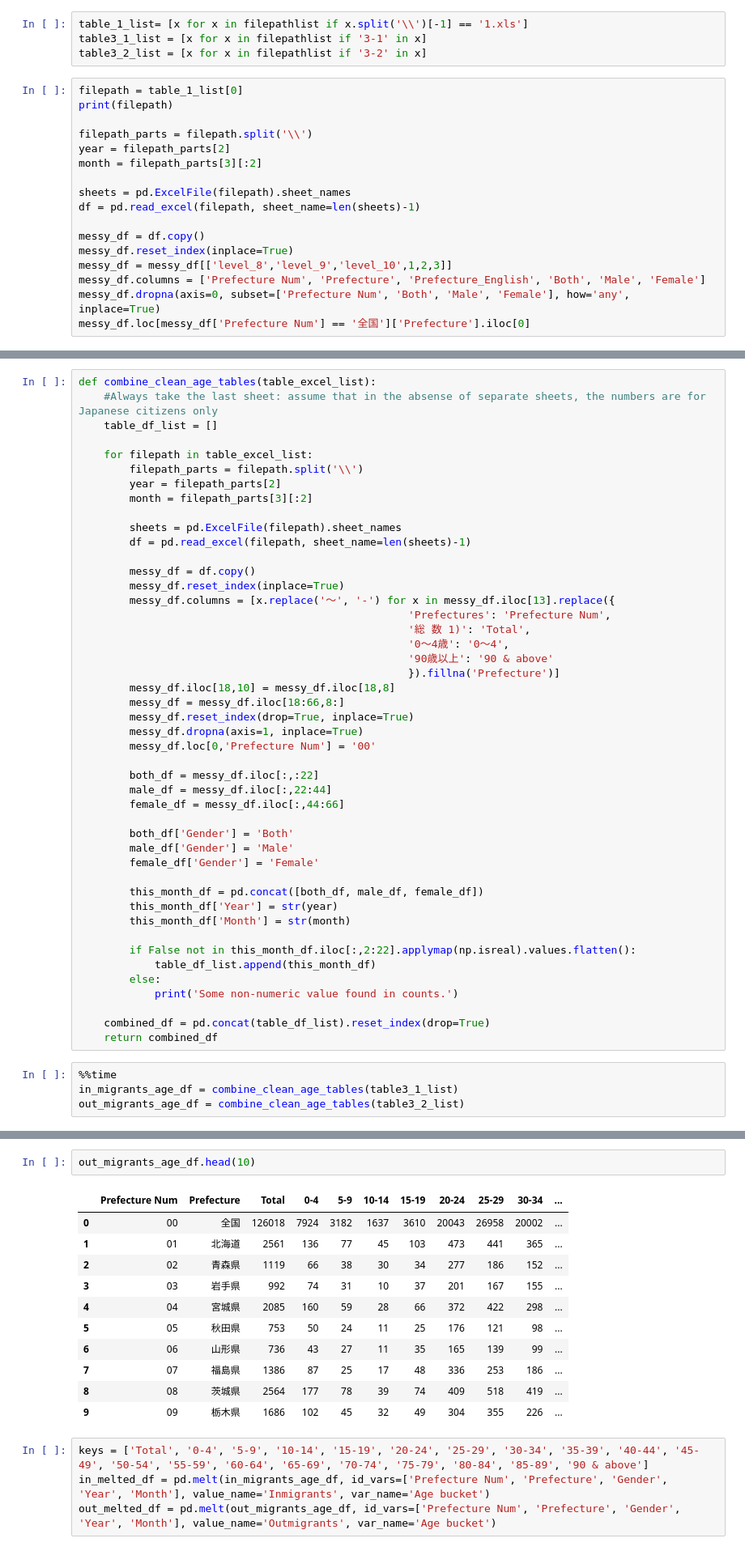
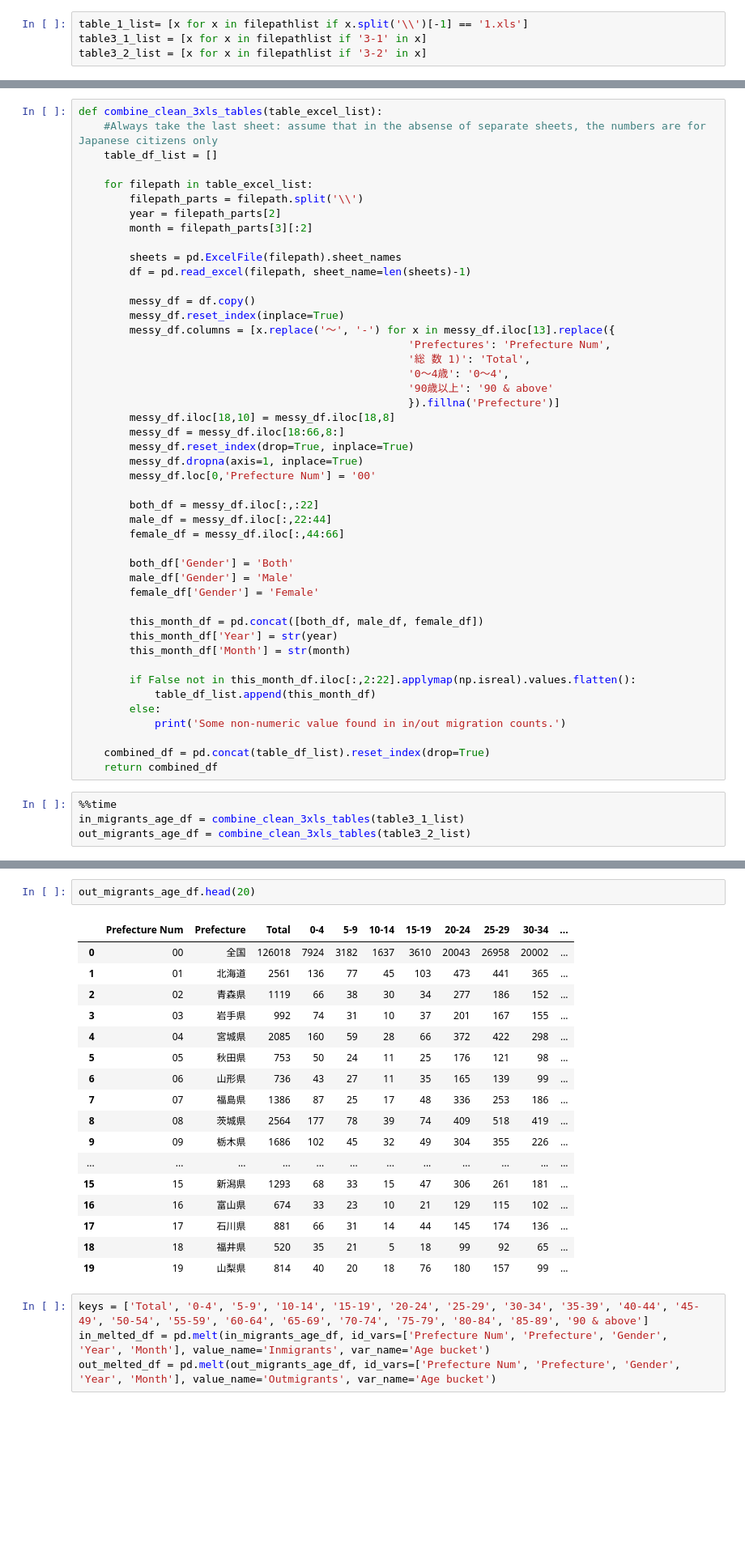
Before and after one commit to freedaemons/jpstat, a Jupyter notebook: excel-vet.ipynb, the cells around one changed output, grey strips where cells are left out. Shown at 81% size. Drawn from its saved outputs; the diff is of its cells as text; blank space fills up the shorter version.

```diff
--- a/excel-vet.ipynb
+++ b/excel-vet.ipynb
@@ -118,20 +100,3 @@ tableshape_agg_df
 table_1_list= [x for x in filepathlist if x.split('\\')[-1] == '1.xls']
 table3_1_list = [x for x in filepathlist if '3-1' in x]
 table3_2_list = [x for x in filepathlist if '3-2' in x]
-# %%
-filepath = table_1_list[0]
-print(filepath)
-
-filepath_parts = filepath.split('\\')
-year = filepath_parts[2]
-month = filepath_parts[3][:2]
-
-sheets = pd.ExcelFile(filepath).sheet_names
-df = pd.read_excel(filepath, sheet_name=len(sheets)-1)
-
-messy_df = df.copy()
-messy_df.reset_index(inplace=True)
-messy_df = messy_df[['level_8','level_9','level_10',1,2,3]]
-messy_df.columns = ['Prefecture Num', 'Prefecture', 'Prefecture_English', 'Both', 'Male', 'Female']
-messy_df.dropna(axis=0, subset=['Prefecture Num', 'Both', 'Male', 'Female'], how='any', inplace=True)
-messy_df.loc[messy_df['Prefecture Num'] == '全国']['Prefecture'].iloc[0]
@@ -145,5 +144,5 @@ nan
 # %%
-def combine_clean_age_tables(table_excel_list):
+def combine_clean_3xls_tables(table_excel_list):
     #Always take the last sheet: assume that in the absense of separate sheets, the numbers are for Japanese citizens only
     table_df_list = []
 
@@ -184,14 +183,14 @@ def combine_clean_age_tables(table_excel_list):
         if False not in this_month_df.iloc[:,2:22].applymap(np.isreal).values.flatten():
             table_df_list.append(this_month_df)
         else:
-            print('Some non-numeric value found in counts.')
+            print('Some non-numeric value found in in/out migration counts.')
 
     combined_df = pd.concat(table_df_list).reset_index(drop=True)
     return combined_df
 # %%
 %%time
-in_migrants_age_df = combine_clean_age_tables(table3_1_list)
-out_migrants_age_df = combine_clean_age_tables(table3_2_list)
+in_migrants_age_df = combine_clean_3xls_tables(table3_1_list)
+out_migrants_age_df = combine_clean_3xls_tables(table3_2_list)
 # %% [output]
 A value is trying to be set on a copy of a slice from a DataFrame.
 Try using .loc[row_indexer,col_indexer] = value instead
@@ -209,17 +219,23 @@ Wall time: 22.1 s
 # %%
-out_migrants_age_df.head(10)
+out_migrants_age_df.head(20)
 # %% [output]
 |  | Prefecture Num | Prefecture | Total | 0-4 | 5-9 | 10-14 | 15-19 | 20-24 | 25-29 | 30-34 | ... |
 | 0 | 00 | 全国 | 126018 | 7924 | 3182 | 1637 | 3610 | 20043 | 26958 | 20002 | ... |
 | 1 | 01 | 北海道 | 2561 | 136 | 77 | 45 | 103 | 473 | 441 | 365 | ... |
 | 2 | 02 | 青森県 | 1119 | 66 | 38 | 30 | 34 | 277 | 186 | 152 | ... |
 | 3 | 03 | 岩手県 | 992 | 74 | 31 | 10 | 37 | 201 | 167 | 155 | ... |
 | 4 | 04 | 宮城県 | 2085 | 160 | 59 | 28 | 66 | 372 | 422 | 298 | ... |
 | 5 | 05 | 秋田県 | 753 | 50 | 24 | 11 | 25 | 176 | 121 | 98 | ... |
 | 6 | 06 | 山形県 | 736 | 43 | 27 | 11 | 35 | 165 | 139 | 99 | ... |
 | 7 | 07 | 福島県 | 1386 | 87 | 25 | 17 | 48 | 336 | 253 | 186 | ... |
 | 8 | 08 | 茨城県 | 2564 | 177 | 78 | 39 | 74 | 409 | 518 | 419 | ... |
 | 9 | 09 | 栃木県 | 1686 | 102 | 45 | 32 | 49 | 304 | 355 | 226 | ... |
+| ... | ... | ... | ... | ... | ... | ... | ... | ... | ... | ... | ... |
+| 15 | 15 | 新潟県 | 1293 | 68 | 33 | 15 | 47 | 306 | 261 | 181 | ... |
+| 16 | 16 | 富山県 | 674 | 33 | 23 | 10 | 21 | 129 | 115 | 102 | ... |
+| 17 | 17 | 石川県 | 881 | 66 | 31 | 14 | 44 | 145 | 174 | 136 | ... |
+| 18 | 18 | 福井県 | 520 | 35 | 21 | 5 | 18 | 99 | 92 | 65 | ... |
+| 19 | 19 | 山梨県 | 814 | 40 | 20 | 18 | 76 | 180 | 157 | 99 | ... |
 # %%
 keys = ['Total', '0-4', '5-9', '10-14', '15-19', '20-24', '25-29', '30-34', '35-39', '40-44', '45-49', '50-54', '55-59', '60-64', '65-69', '70-74', '75-79', '80-84', '85-89', '90 & above']
 in_melted_df = pd.melt(in_migrants_age_df, id_vars=['Prefecture Num', 'Prefecture', 'Gender', 'Year', 'Month'], value_name='Inmigrants', var_name='Age bucket')
```
Also changed, not shown: parts of 11 cells of this notebook.
